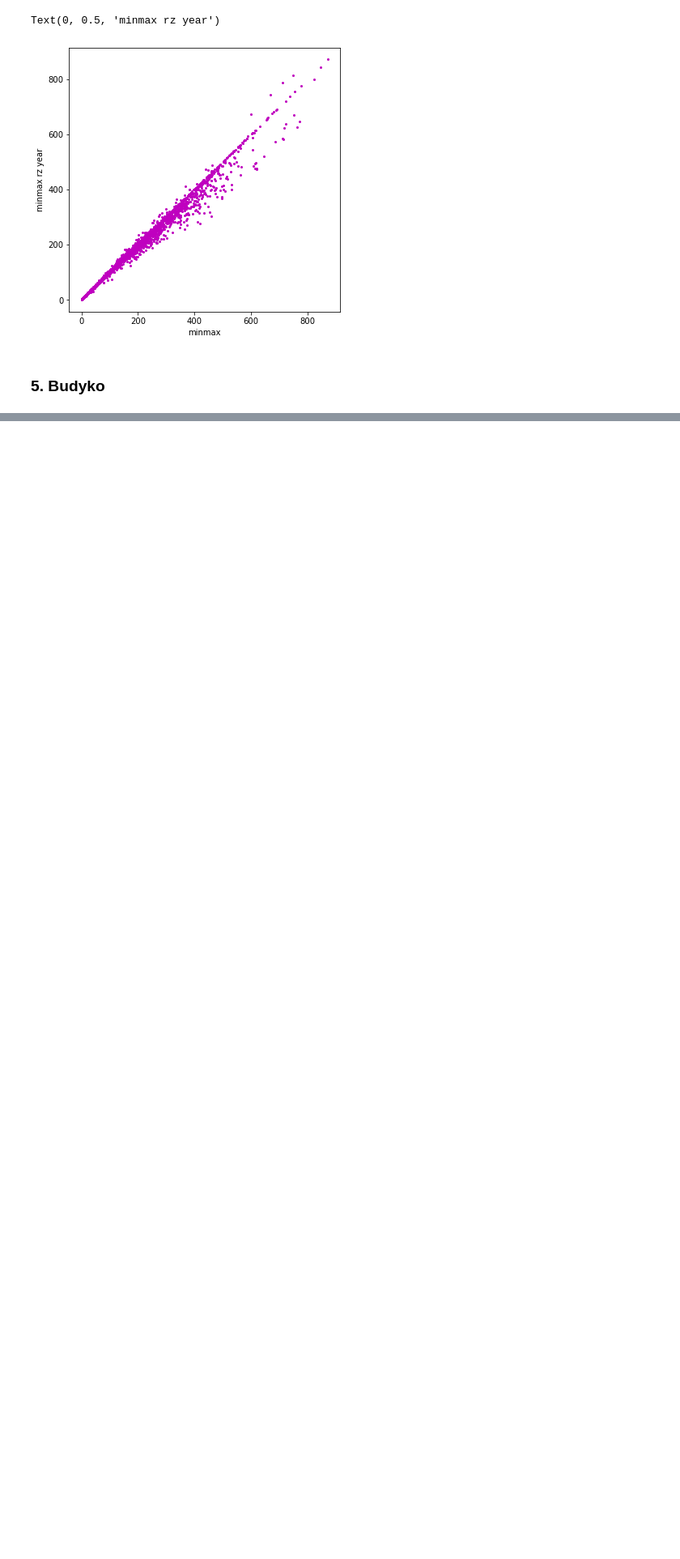
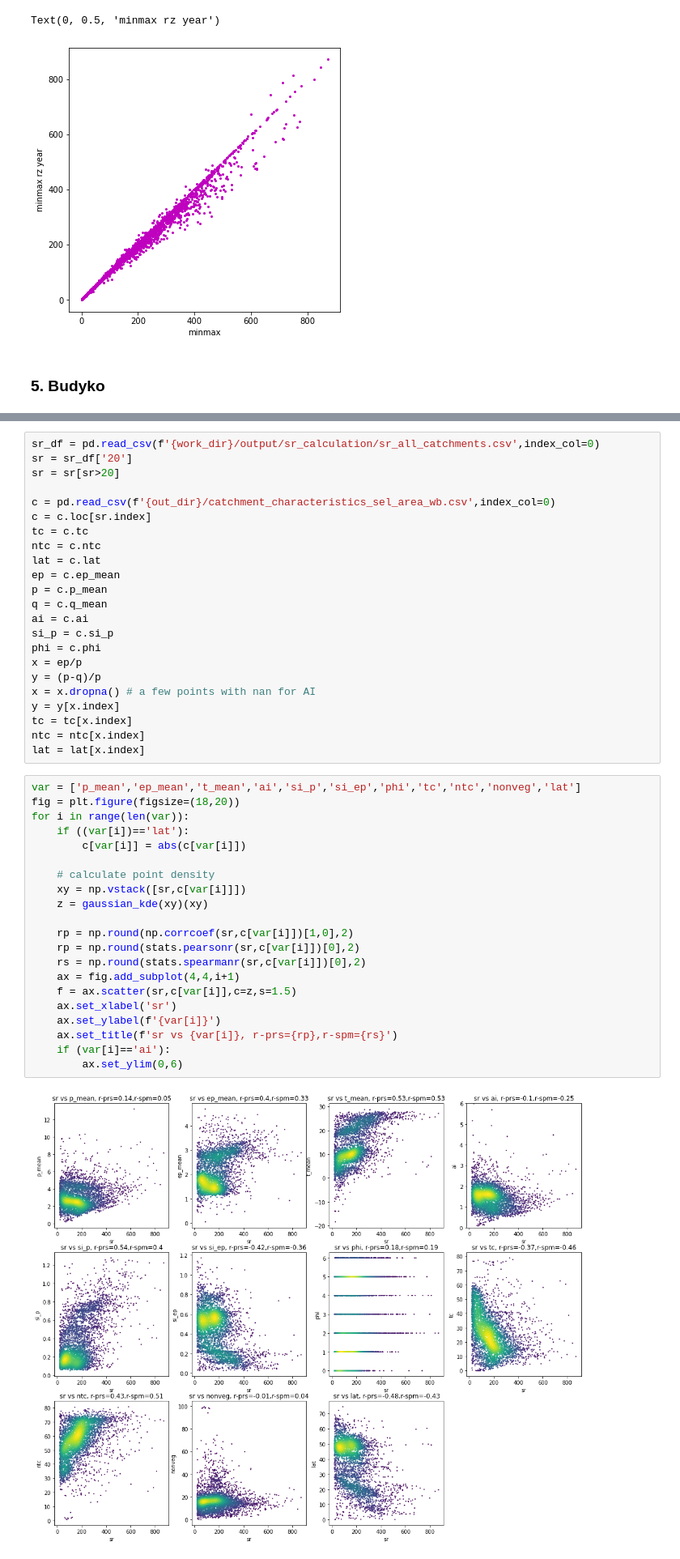
Before and after one commit to fvanoorschot/global_sr_module, a Jupyter notebook: visualize_catchment_characteristics.ipynb, the cells around one changed output, grey strips where cells are left out. Shown at 81% size. Cells and saved outputs as stored; diff of their text form; blank space fills up the shorter version.

```diff
--- a/visualize_catchment_characteristics.ipynb
+++ b/visualize_catchment_characteristics.ipynb
@@ -464,0 +512,46 @@ Text(0.5, 1.0, 'color by lat')
+# %%
+sr_df = pd.read_csv(f'{work_dir}/output/sr_calculation/sr_all_catchments.csv',index_col=0)
+sr = sr_df['20']
+sr = sr[sr>20]
+
+c = pd.read_csv(f'{out_dir}/catchment_characteristics_sel_area_wb.csv',index_col=0)
+c = c.loc[sr.index]
+tc = c.tc
+ntc = c.ntc
+lat = c.lat
+ep = c.ep_mean
+p = c.p_mean
+q = c.q_mean
+ai = c.ai
+si_p = c.si_p
+phi = c.phi
+x = ep/p
+y = (p-q)/p
+x = x.dropna() # a few points with nan for AI
+y = y[x.index]
+tc = tc[x.index]
+ntc = ntc[x.index]
+lat = lat[x.index]
+# %%
+var = ['p_mean','ep_mean','t_mean','ai','si_p','si_ep','phi','tc','ntc','nonveg','lat']
+fig = plt.figure(figsize=(18,20))
+for i in range(len(var)):
+    if ((var[i])=='lat'):
+        c[var[i]] = abs(c[var[i]])
+
+    # calculate point density
+    xy = np.vstack([sr,c[var[i]]])
+    z = gaussian_kde(xy)(xy)
+
+    rp = np.round(np.corrcoef(sr,c[var[i]])[1,0],2)
+    rp = np.round(stats.pearsonr(sr,c[var[i]])[0],2)
+    rs = np.round(stats.spearmanr(sr,c[var[i]])[0],2)
+    ax = fig.add_subplot(4,4,i+1)
+    f = ax.scatter(sr,c[var[i]],c=z,s=1.5)
+    ax.set_xlabel('sr')
+    ax.set_ylabel(f'{var[i]}')
+    ax.set_title(f'sr vs {var[i]}, r-prs={rp},r-spm={rs}')
+    if (var[i]=='ai'):
+        ax.set_ylim(0,6)
+# %% [output]
+[figure, added]
```
Also changed, not shown: parts of 10 cells of this notebook, 3 other files.
